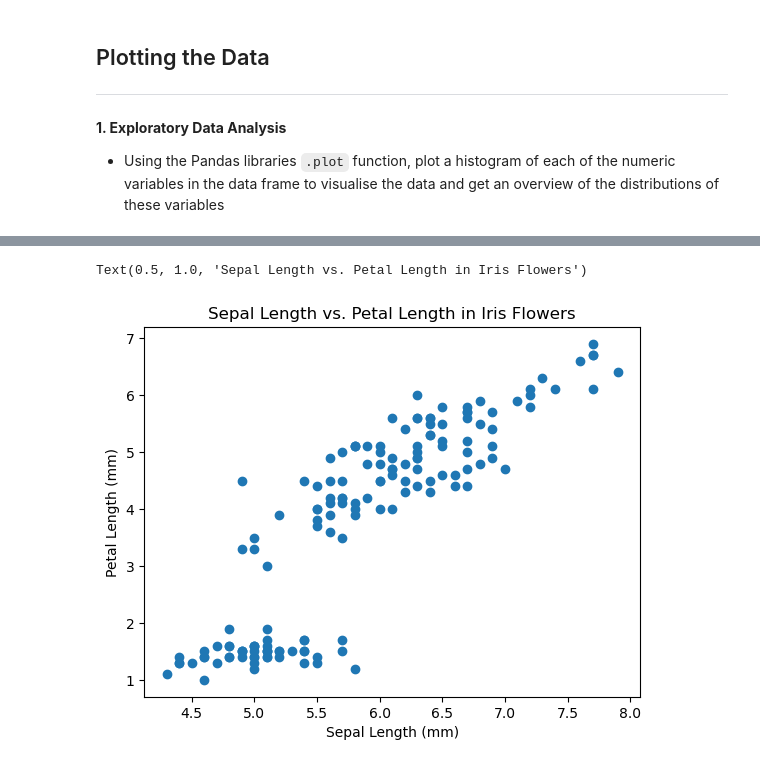
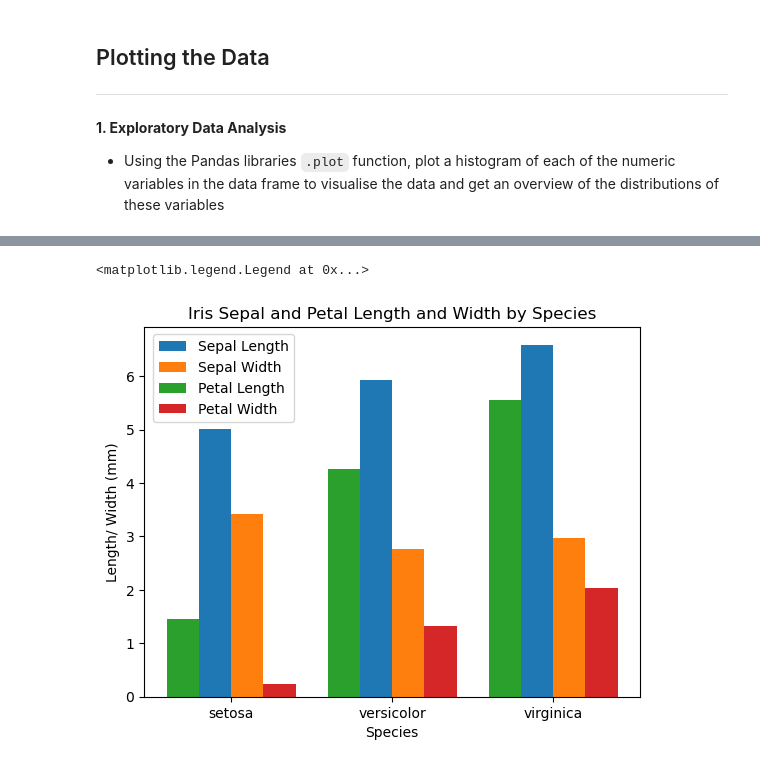
Before and after one commit to a-o-connor/pands-project, a Jupyter notebook: iris_analysis.ipynb, the cells around one changed output, grey strips where cells are left out. Cells and saved outputs as stored; diff of their text form; code cells hidden in the pictures.

```diff
--- a/iris_analysis.ipynb
+++ b/iris_analysis.ipynb
@@ -134,11 +144,29 @@ df_numeric["sepal_width"].plot(kind="hist", edgecolor = "black", xlabel= "Sepal
-# %%
-fig, ax = plt.subplots()
-
-ax.plot(df_numeric["sepal_length"], df_numeric["petal_length"], "o")
-
-ax.set_xlabel("Sepal Length (mm)")
-ax.set_ylabel("Petal Length (mm)")
-ax.set_title("Sepal Length vs. Petal Length in Iris Flowers")
-# %% [output]
-Text(0.5, 1.0, 'Sepal Length vs. Petal Length in Iris Flowers')
-[figure, removed]
+# %%
+# Plot a bar chart of mean Sepal  length, Sepal Width, Petal Width and Petal length between the species using Matplotlib
+# Plot the three variables on the same bar chart
+
+species = list(df["species"].unique()) # returns a np array with the three species in the data frame
+species_means = {
+    "Sepal Length": list(df.groupby(["species"])["sepal_length"].mean()), # Returns a Pandas series with the mean of sepal length by species
+    "Sepal Width": list(df.groupby(["species"])["sepal_width"].mean()),
+    "Petal Length": list(df.groupby(["species"])["petal_length"].mean()),
+    "Petal Width": list(df.groupby(["species"])["petal_width"].mean())
+}
+
+x = np.arange(len(species))  # returns a numpy array same length as the species list created earlier
+
+fig, ax = plt.subplots()
+
+ax.bar(x+0.2, species_means["Sepal Length"], width = 0.2, label = "Sepal Length") # x values offset by 0.2 (width of the bars)
+ax.bar(x+0.4, species_means["Sepal Width"], width = 0.2, label = "Sepal Width")
+ax.bar(x, species_means["Petal Length"], width = 0.2, label="Petal Length")
+ax.bar(x+0.6, species_means["Petal Width"], width = 0.2, label="Petal Width")
+
+ax.set_ylabel('Length/ Width (mm)') #Label y axis
+ax.set_xlabel('Species') #Label x axis
+ax.set_title('Iris Sepal and Petal Length and Width by Species') # Set title of bar chart
+ax.set_xticks(x + 0.3, species) # Labels and ticks on the x axis, offset so that the ticks sit in the middle of the 4 bars
+fig.legend(loc = "upper right", bbox_to_anchor=(-0.13, 0.38, 0.5, 0.5)) # Setting the location of the legend outside of the plot.
+# %% [output]
+<matplotlib.legend.Legend at 0x...>
+[figure, added]
```
Also changed, not shown: parts of 6 cells of this notebook, 1 other file.
